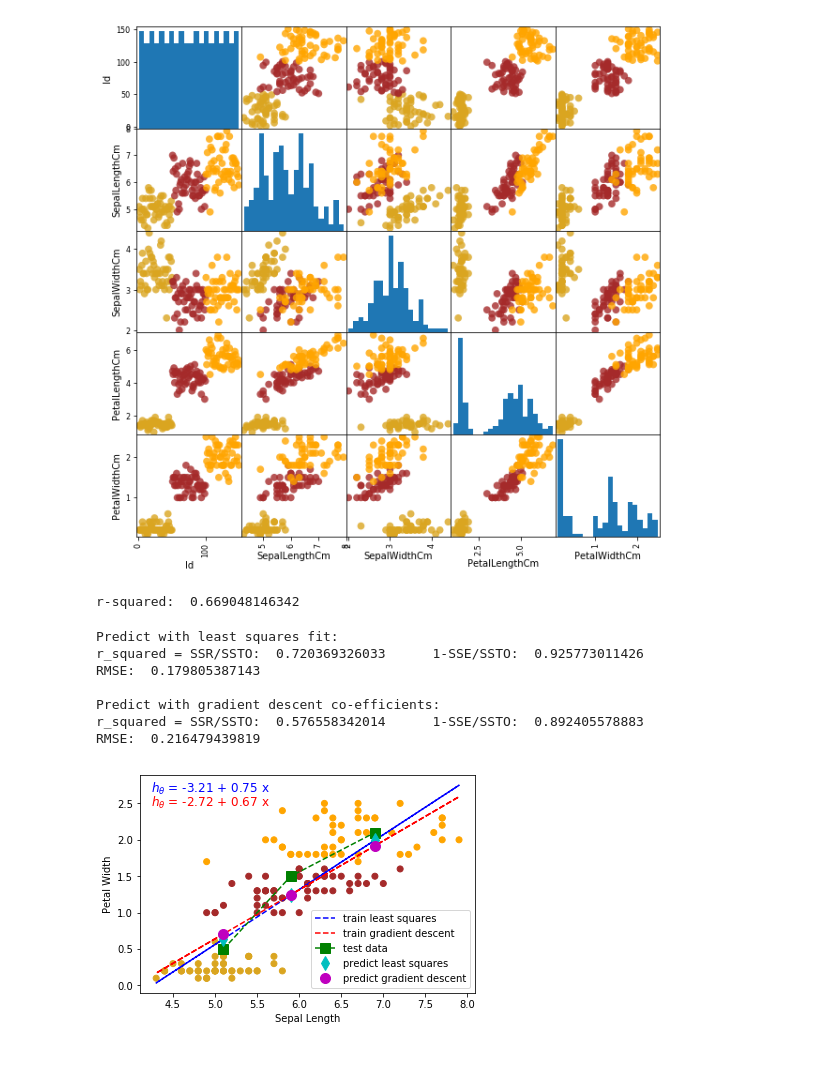
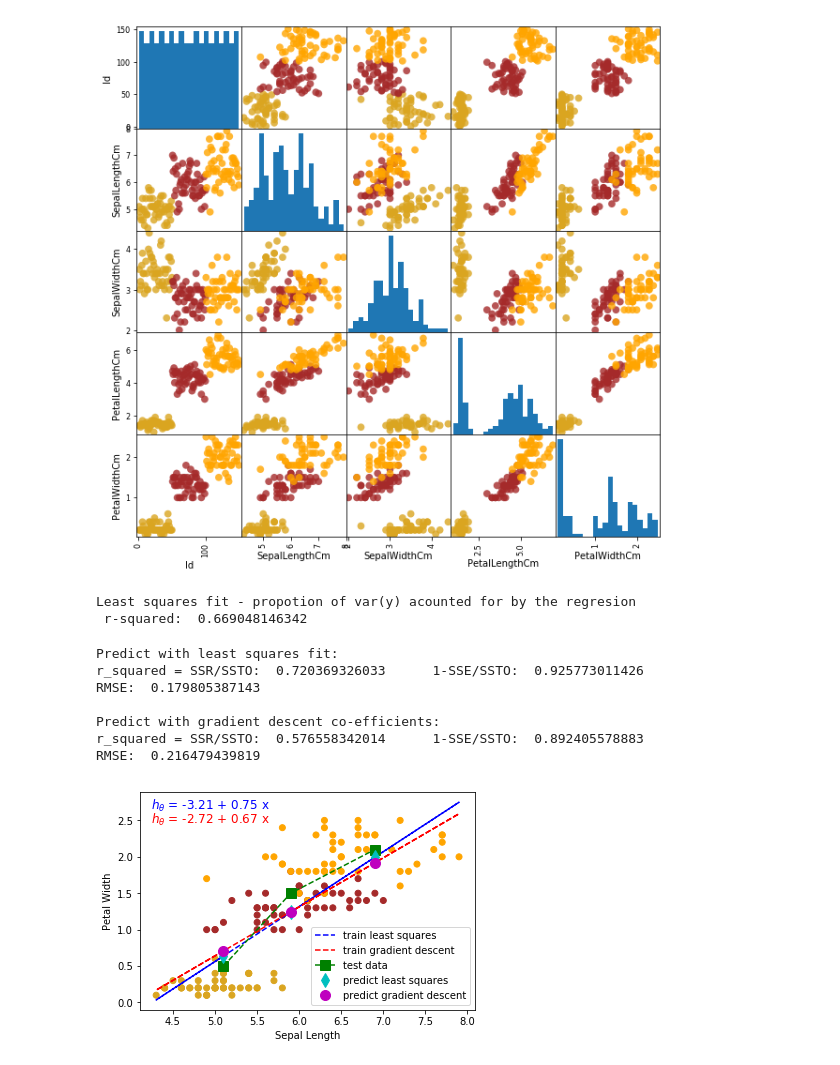
Before and after one commit to sadiqhuq/AI-ML-DL, a Jupyter notebook: snack/linearRegression.ipynb, the cells around one changed output. Cells and saved outputs as stored; diff of their text form; code cells hidden in the pictures.

```diff
--- a/snack/linearRegression.ipynb
+++ b/snack/linearRegression.ipynb
@@ -91,8 +92,9 @@ def simple_linear_regression(x, y):
     theta_1 = covar [0,1] / covar[0,0]
     theta_0 = np.mean(y) - ( theta_1 * np.mean(x) )
 
-    # The propotion of SSyy (covar[1,1]) acounted for by the regresion
-    print ( 'r-squared: ', covar[0,1]**2 / ( covar[0,0]*covar[1,1] ) )
+    # The propotion of SSyy (covar[1,1]) acounted for by the regression
+    print ( 'Least squares fit - propotion of var(y) acounted for by the regression\n',
+            'r-squared: ', covar[0,1]**2 / ( covar[0,0]*covar[1,1] ) )
 
     return theta_0, theta_1, 0
 # %%
@@ -181,7 +181,8 @@ theta_0_g, theta_1_g, cost = gradient_descent_regression (xt, yt)
 fit_s = r'$h_\theta$ = ' +  "{:.2f}".format(theta_0_s) + ' + '  + "{:.2f}".format(theta_1_s) + ' x'
 fit_g = r'$h_\theta$ = ' +  "{:.2f}".format(theta_0_g) + ' + '  + "{:.2f}".format(theta_1_g) + ' x'
 # %% [output]
-r-squared:  0.669048146342
+Least squares fit - propotion of var(y) acounted for by the regresion
+ r-squared:  0.669048146342
 # %%
 # Test
 
@@ -207,23 +208,26 @@ RMSE:  0.216479439819
 # %%
 # Plot regression lines
 
-plt.scatter(xt, yt, c=df.PetalWidthCm, cmap=matplotlib.colors.ListedColormap(speciescolors))
+plt.scatter(xt, yt, c=labelcolors, cmap=matplotlib.colors.ListedColormap(speciescolors))
 # plt.plot(xt, yt , c='k', label='training data', marker='o',ls='')
 
 plt.plot(xt,abline(xt, theta_0_s, theta_1_s),  c='b',label='train least squares'   ,  ls='--')
 plt.plot(xt,abline(xt, theta_0_g, theta_1_g),  c='r',label='train gradient descent',  ls='--')
 
-plt.plot(test_SepalLength,test_PetalWidth,     c='g',label='test data',               ls='--', marker='s', markersize=10)
-plt.plot(test_SepalLength,predict_PetalWidth_s,c='c',label='predict least squares',   ls='',   marker='d', markersize=10)
-plt.plot(test_SepalLength,predict_PetalWidth_g,c='m',label='predict gradient descent',ls='',   marker='o', markersize=10)
+plt.plot(test_SepalLength,test_PetalWidth,     c='g',label='test data',               ls='--',
+         marker='s', markersize=10)
+plt.plot(test_SepalLength,predict_PetalWidth_s,c='c',label='predict least squares',   ls='',
+         marker='d', markersize=10)
+plt.plot(test_SepalLength,predict_PetalWidth_g,c='m',label='predict gradient descent',ls='',
+         marker='o', markersize=10)
 
 plt.gcf().text(0.15, 0.82, fit_s, fontsize=12, color='b')
 plt.gcf().text(0.15, 0.77, fit_g, fontsize=12, color='r')
 
 plt.legend(loc=4)
 plt.xlabel('Sepal Length')
 plt.ylabel('Petal Width')
 
 plt.show()
 # %% [output]
-[figure, old version]
+[figure, new version]
```
Also changed, not shown: parts of 2 cells of this notebook.
